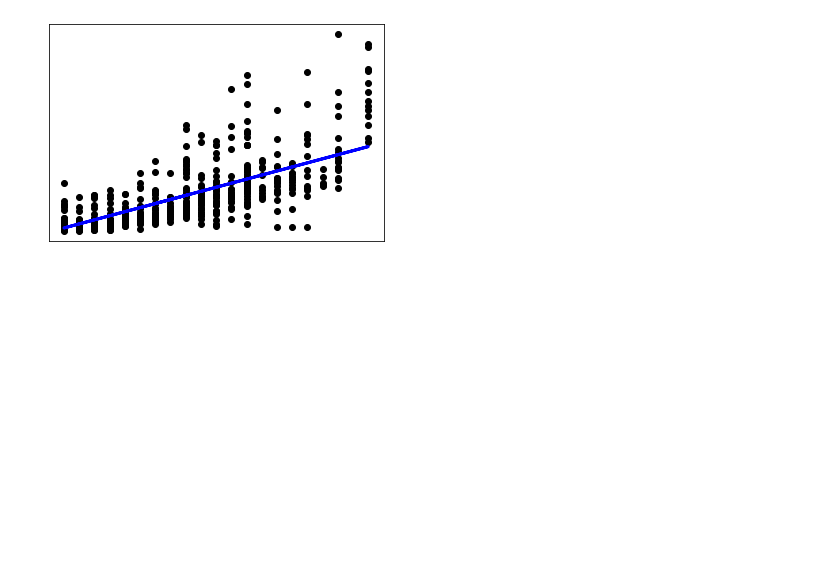
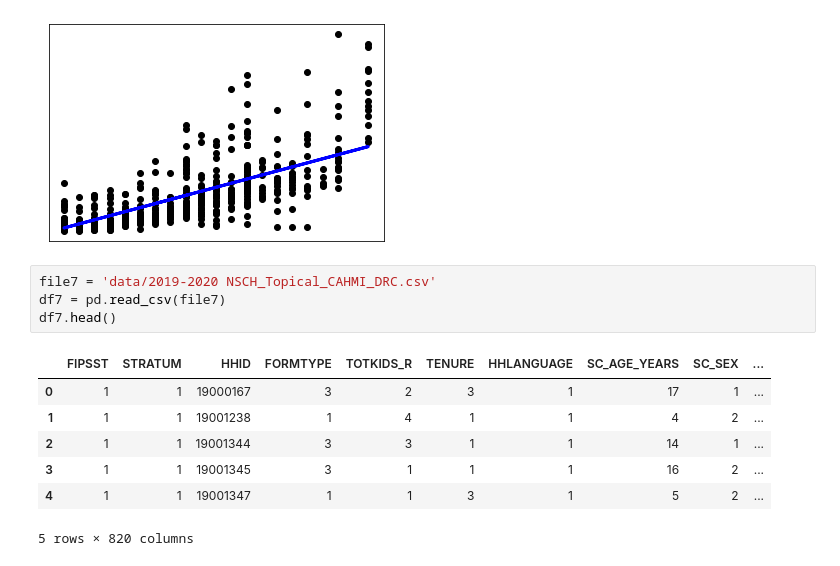
Before and after one commit to Tara-Lightner/Sensory_Needs_Occupational_Therapy, a Jupyter notebook: Exploratory.ipynb, the cells around one changed output. Saved outputs shown, nothing was run; the diff lists cells and outputs as text; blank space fills up the shorter version.

```diff
--- a/Exploratory.ipynb
+++ b/Exploratory.ipynb
@@ -343,3 +343,15 @@ Coefficients:
 Mean squared error: 22.03
 Coefficient of determination: 0.49
 [figure]
+# %%
+file7 = 'data/2019-2020 NSCH_Topical_CAHMI_DRC.csv'
+df7 = pd.read_csv(file7)
+df7.head()
+# %% [output]
+|  | FIPSST | STRATUM | HHID | FORMTYPE | TOTKIDS_R | TENURE | HHLANGUAGE | SC_AGE_YEARS | SC_SEX | ... |
+| 0 | 1 | 1 | 19000167 | 3 | 2 | 3 | 1 | 17 | 1 | ... |
+| 1 | 1 | 1 | 19001238 | 1 | 4 | 1 | 1 | 4 | 2 | ... |
+| 2 | 1 | 1 | 19001344 | 3 | 3 | 1 | 1 | 14 | 1 | ... |
+| 3 | 1 | 1 | 19001345 | 3 | 1 | 1 | 1 | 16 | 2 | ... |
+| 4 | 1 | 1 | 19001347 | 1 | 1 | 3 | 1 | 5 | 2 | ... |
+5 rows × 820 columns
```
Also changed, not shown: parts of 3 cells of this notebook, 3 other files.
